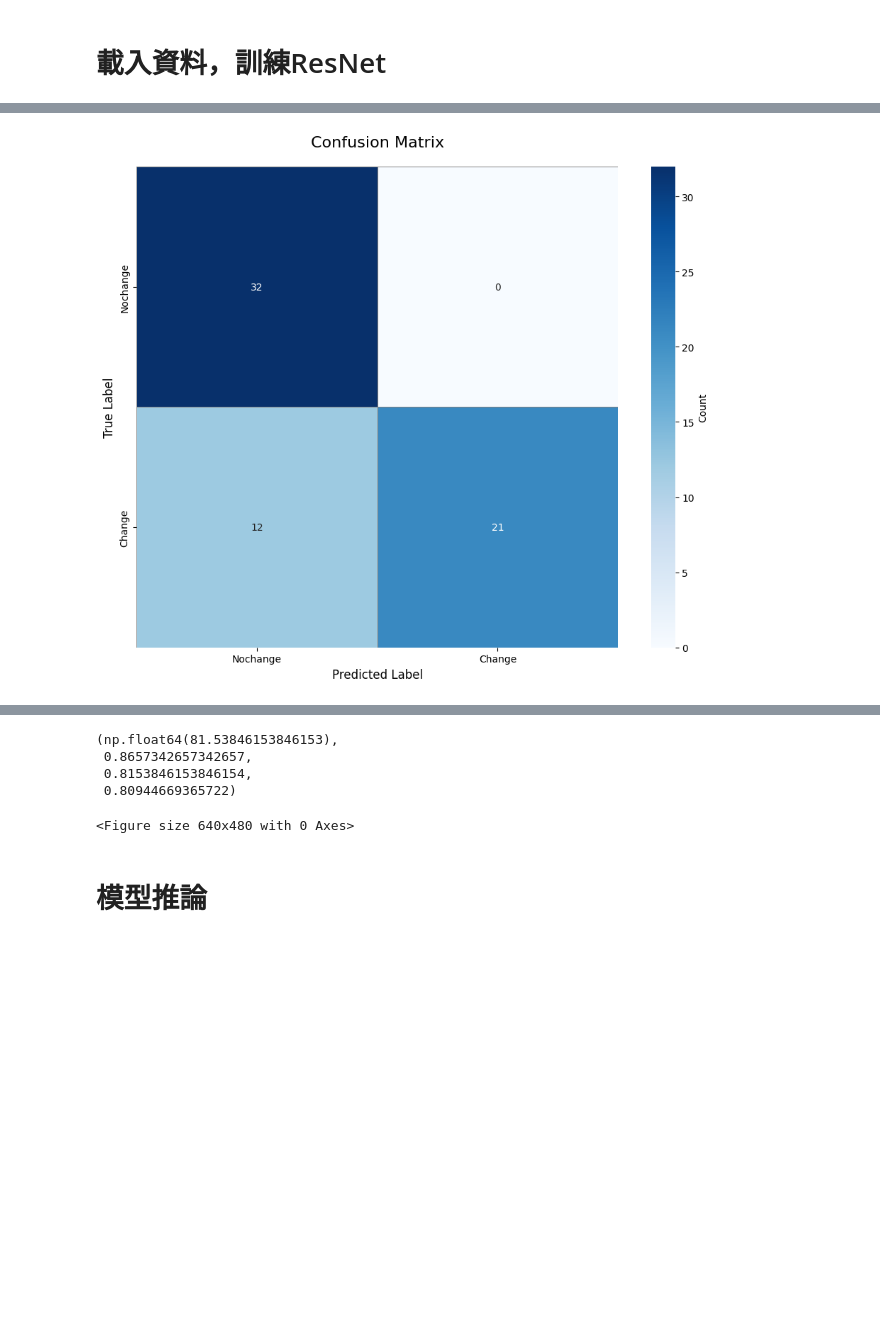
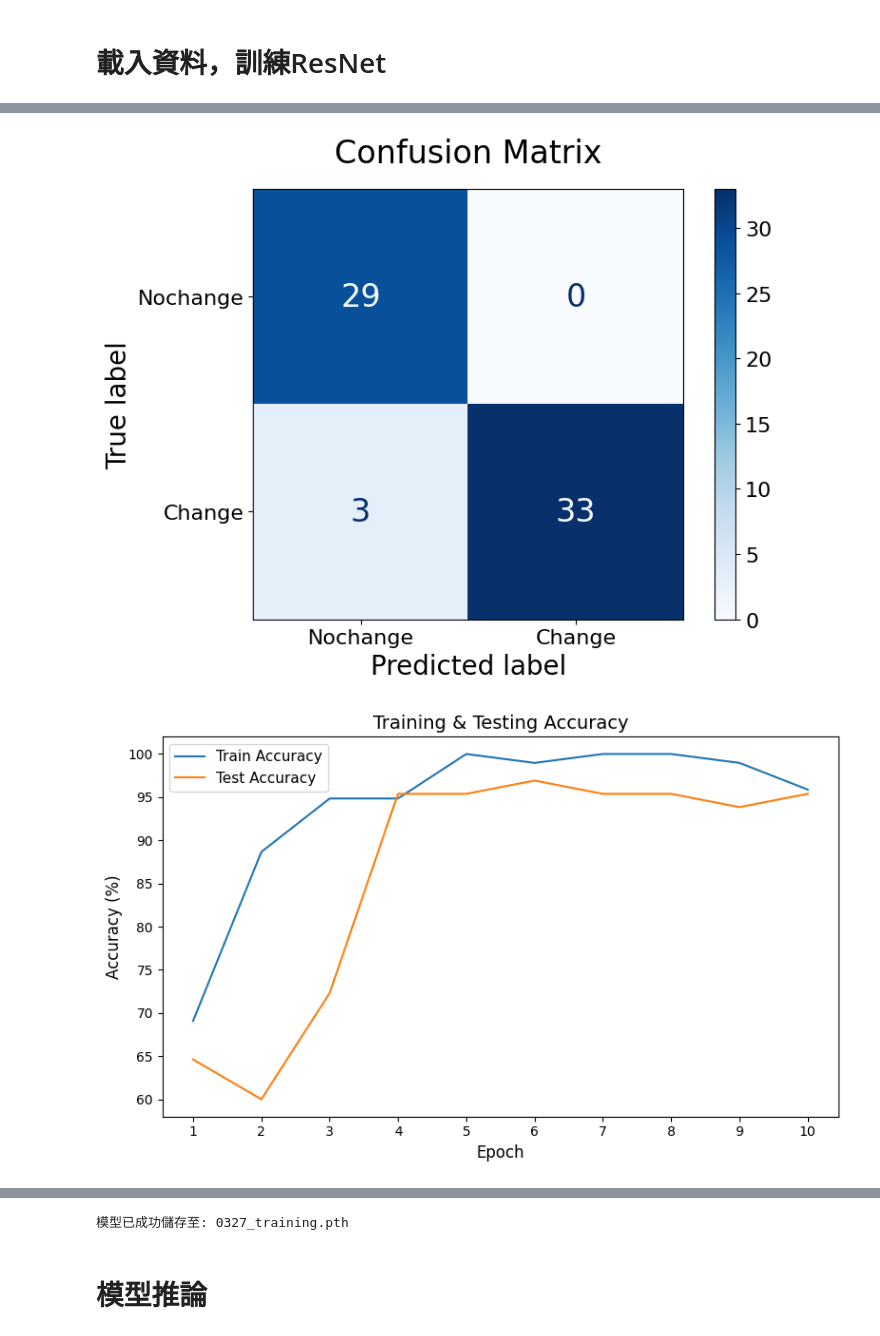
Before and after one commit to brian1025K/Droplet-sensor, a Jupyter notebook: ResNet_Droplet_sensor.ipynb, the cells around one changed output, grey strips where cells are left out. Cells and saved outputs as stored; diff of their text form; code cells hidden in the pictures; blank space fills up the shorter version.

```diff
--- a/ResNet_Droplet_sensor.ipynb
+++ b/ResNet_Droplet_sensor.ipynb
@@ -43,6 +45,13 @@ class LabelStudioDataset(Dataset):
 def train_model(model, dataloader, val_loader, criterion, optimizer, EPOCHS):
   #用GPU訓練，不然就用CPU
   DEVICE = torch.device("cuda" if torch.cuda.is_available() else "cpu")
+
+  history = {
+      'train_loss': [],
+      'train_acc': [],
+      'test_loss': [],
+      'test_acc': []
+  }
 
   for epoch in range(EPOCHS):
     #訓練模式
@@ -95,8 +104,15 @@ def train_model(model, dataloader, val_loader, criterion, optimizer, EPOCHS):
     val_loss = val_loss / len(val_loader)
     val_acc = 100 * val_correct / val_total
 
+    history['train_loss'].append(epoch_loss)
+    history['train_acc'].append(epoch_acc)
+    history['test_loss'].append(val_loss)
+    history['test_acc'].append(val_acc)
+
     print(f"Epoch {epoch+1}/{EPOCHS}")
-    print(f"  Train - Loss: {epoch_loss:.4f}, Acc: {epoch_acc:.2f}% | Val   - Loss: {val_loss:.4f}, Acc: {val_acc:.2f}%")
+    print(f"Train - Loss: {epoch_loss:.4f}, Acc: {epoch_acc:.2f}% | Test - Loss: {val_loss:.4f}, Acc: {val_acc:.2f}%")
+
+  return history
 # %%
 def evaluate_model(model, dataloader, device, num_classes, dataset_classes):
     """
@@ -196,9 +325,9 @@ TRAIN_RATIO = 0.6
 # 資料增強
 transform = transforms.Compose([
     transforms.Resize((224, 224)),
-    transforms.RandomHorizontalFlip(p=0.5),
-    transforms.RandomRotation(degrees=15),
-    transforms.ColorJitter(brightness=0.2, contrast=0.2, saturation=0.2, hue=0.1),
+    #transforms.RandomHorizontalFlip(p=0.5),
+    #transforms.RandomRotation(degrees=15),
+    #transforms.ColorJitter(brightness=0.2, contrast=0.2, saturation=0.2, hue=0.1),
     transforms.ToTensor(),
     transforms.Normalize(mean=[0.485, 0.456, 0.406], std=[0.229, 0.224, 0.225])
 ])
@@ -255,11 +384,28 @@ optimizer = optim.Adam(model.parameters(), lr=LEARNING_RATE)
 
 # 訓練
 model = model.to(DEVICE)
-train_model(model, dataloader, test_dataloader, criterion, optimizer, EPOCHS)
+history = train_model(model, dataloader, test_dataloader, criterion, optimizer, EPOCHS)
 
 # 最終評估 (使用測試集)
 print("\n最終模型評估 (測試集):")
 evaluate_model(model, test_dataloader, DEVICE, num_classes, dataset.classes)
+
+# 繪製訓練曲線
+plot_accuracy_curves(history)
+plot_loss_curves(history)
+plot_roc_curve(model, test_dataloader, DEVICE, dataset.classes)
+
+# 除存模型
+model_save_path = '0327_training.pth'
+
+# 儲存模型狀態字典和相關資訊
+torch.save({
+    'model_state_dict': model.state_dict(),
+    'class_to_idx': dataset.class_to_idx,
+    'classes': dataset.classes
+}, model_save_path)
+
+print(f"模型已成功儲存至: {model_save_path}")
 # %% [output]
 數據集載入完成，共有 162 張圖片，類別: ['Nochange', 'Change']
 Epoch 1/10
@@ -280,2 +426,3 @@ Epoch 6/10
 ==================================================
-[figure, old version]
+[figure, new version]
+[figure, added]
@@ -282,8 +431,4 @@ Epoch 6/10
-(np.float64(81.53846153846153),
- 0.8657342657342657,
- 0.8153846153846154,
- 0.80944669365722)
+模型已成功儲存至: 0327_training.pth
-<Figure size 640x480 with 0 Axes>
 # %% [markdown]
 # 模型推論
 # %%
```
Also changed, not shown: parts of 9 cells of this notebook.
